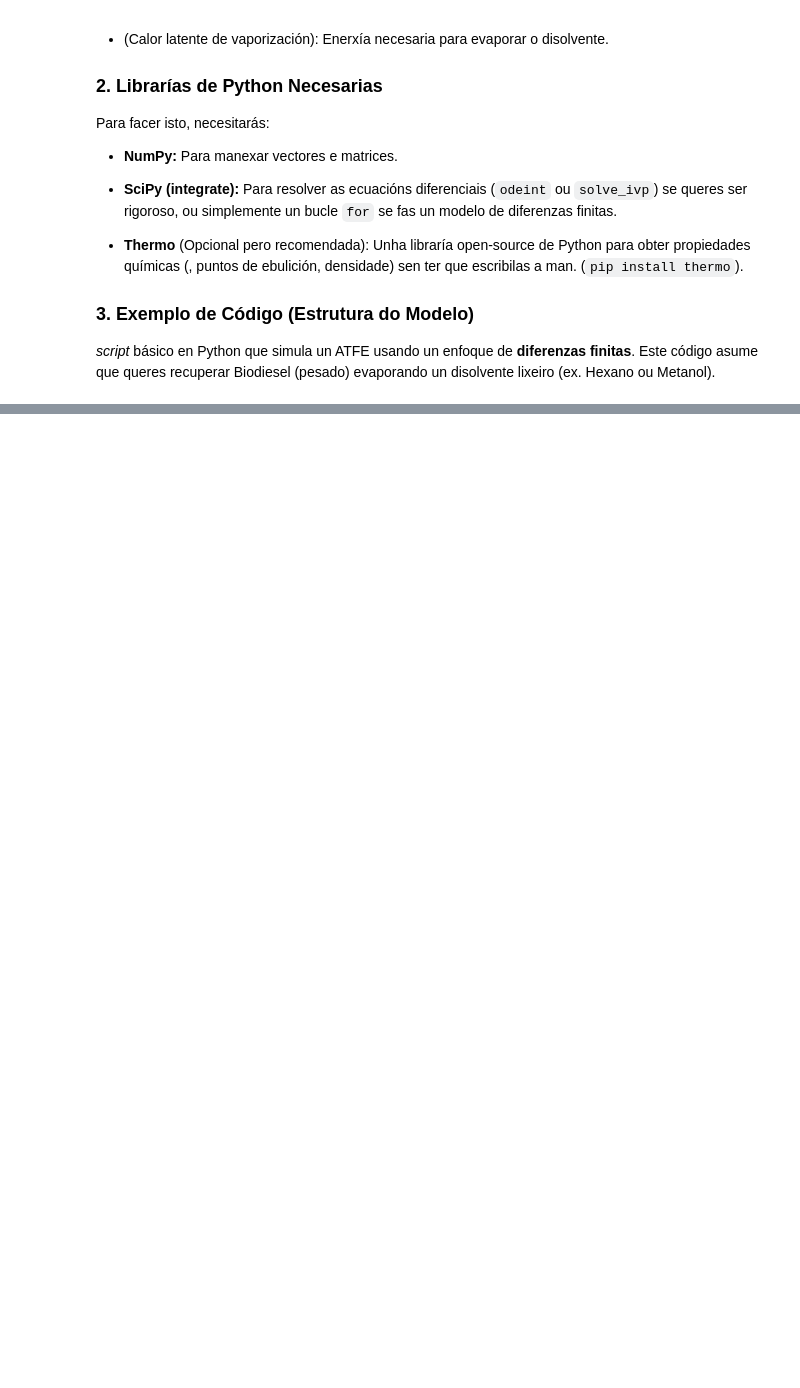
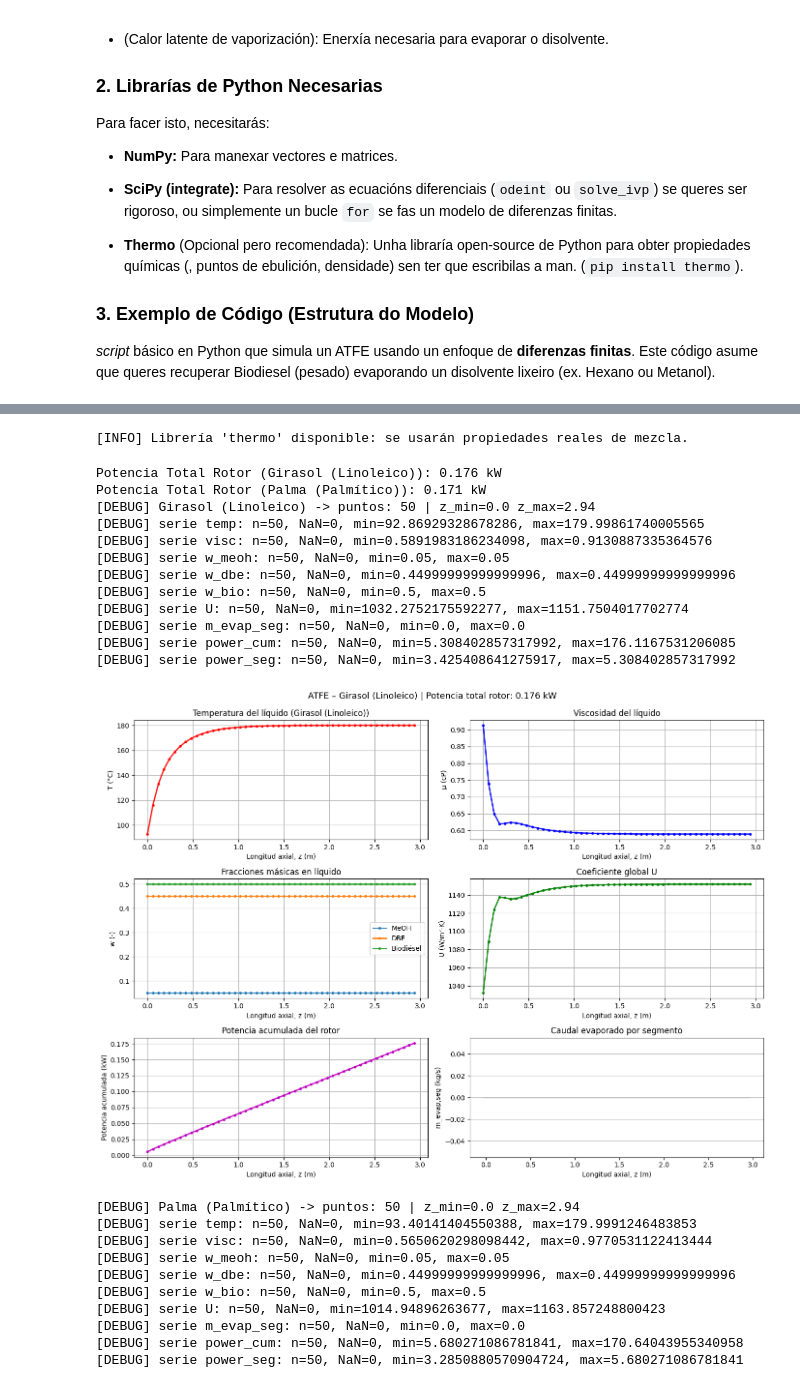
Before and after one commit to anxosanchez/libro-agrosolvents, a Jupyter notebook: notebooks/atfe.ipynb, the cells around one changed output, grey strips where cells are left out. Drawn from its saved outputs; the diff is of its cells as text; code cells hidden in the pictures; blank space fills up the shorter version.

Commit message:
notebooks del la simulacion del atfe

```diff
--- a/notebooks/atfe.ipynb
+++ b/notebooks/atfe.ipynb
@@ -1127,0 +145,28 @@ comps = ['methyl oleate', 'dimethyl adipate', 'methanol']
+# %%
+
+# -*- coding: utf-8 -*-
+%matplotlib inline
+
+import numpy as np
+import matplotlib.pyplot as plt
+
+# ===== Utilidades de unidades =====
+def bar_to_Pa(bar):
+    return bar * 1e5
+
+def C_to_K(C):
+    return C + 273.15
+
+def K_to_C(K):
+    return K - 273.15
+
+# ===== Termodinámica (opcional con 'thermo') =====
+try:
+    from thermo import Mixture
+    HAS_THERMO = True
+    print("[INFO] Librería 'thermo' disponible: se usarán propiedades reales de mezcla.")
+except Exception:
+    HAS_THERMO = False
+    print("[INFO] 'thermo' no disponible: se usará modo simplificado para garantizar que dibuje.")
+# %% [output]
+[INFO] Librería 'thermo' disponible: se usarán propiedades reales de mezcla.
@@ -1127,0 +424,35 @@ comps = ['methyl oleate', 'dimethyl adipate', 'methanol']
+# %%
+
+# Simular para biodiésel de girasol y de palma (misma alimentación con DBE + MeOH)
+res_sun, label_sun, pow_sun_W = simular_atfe('sunflower', feed=FEED_DEFAULT, params=ATFE_PARAMS, debug=False)
+res_palm, label_palm, pow_palm_W = simular_atfe('palm',      feed=FEED_DEFAULT, params=ATFE_PARAMS, debug=False)
+
+print(f"Potencia Total Rotor ({label_sun}): {pow_sun_W/1000:.3f} kW")
+print(f"Potencia Total Rotor ({label_palm}): {pow_palm_W/1000:.3f} kW")
+
+plot_resultados(res_sun,  label_sun,  potencia_total_kw=pow_sun_W/1000.0)
+plot_resultados(res_palm, label_palm, potencia_total_kw=pow_palm_W/1000.0)
+# %% [output]
+Potencia Total Rotor (Girasol (Linoleico)): 0.176 kW
+Potencia Total Rotor (Palma (Palmítico)): 0.171 kW
+[DEBUG] Girasol (Linoleico) -> puntos: 50 | z_min=0.0 z_max=2.94
+[DEBUG] serie temp: n=50, NaN=0, min=92.86929328678286, max=179.99861740005565
+[DEBUG] serie visc: n=50, NaN=0, min=0.5891983186234098, max=0.9130887335364576
+[DEBUG] serie w_meoh: n=50, NaN=0, min=0.05, max=0.05
+[DEBUG] serie w_dbe: n=50, NaN=0, min=0.44999999999999996, max=0.44999999999999996
+[DEBUG] serie w_bio: n=50, NaN=0, min=0.5, max=0.5
+[DEBUG] serie U: n=50, NaN=0, min=1032.2752175592277, max=1151.7504017702774
+[DEBUG] serie m_evap_seg: n=50, NaN=0, min=0.0, max=0.0
+[DEBUG] serie power_cum: n=50, NaN=0, min=5.308402857317992, max=176.1167531206085
+[DEBUG] serie power_seg: n=50, NaN=0, min=3.425408641275917, max=5.308402857317992
+[figure, added]
+[DEBUG] Palma (Palmítico) -> puntos: 50 | z_min=0.0 z_max=2.94
+[DEBUG] serie temp: n=50, NaN=0, min=93.40141404550388, max=179.9991246483853
+[DEBUG] serie visc: n=50, NaN=0, min=0.5650620298098442, max=0.9770531122413444
+[DEBUG] serie w_meoh: n=50, NaN=0, min=0.05, max=0.05
+[DEBUG] serie w_dbe: n=50, NaN=0, min=0.44999999999999996, max=0.44999999999999996
+[DEBUG] serie w_bio: n=50, NaN=0, min=0.5, max=0.5
+[DEBUG] serie U: n=50, NaN=0, min=1014.94896263677, max=1163.857248800423
+[DEBUG] serie m_evap_seg: n=50, NaN=0, min=0.0, max=0.0
+[DEBUG] serie power_cum: n=50, NaN=0, min=5.680271086781841, max=170.64043955340958
+[DEBUG] serie power_seg: n=50, NaN=0, min=3.2850880570904724, max=5.680271086781841
```
Also changed, not shown: parts of 7 cells of this notebook, 38 other files.
